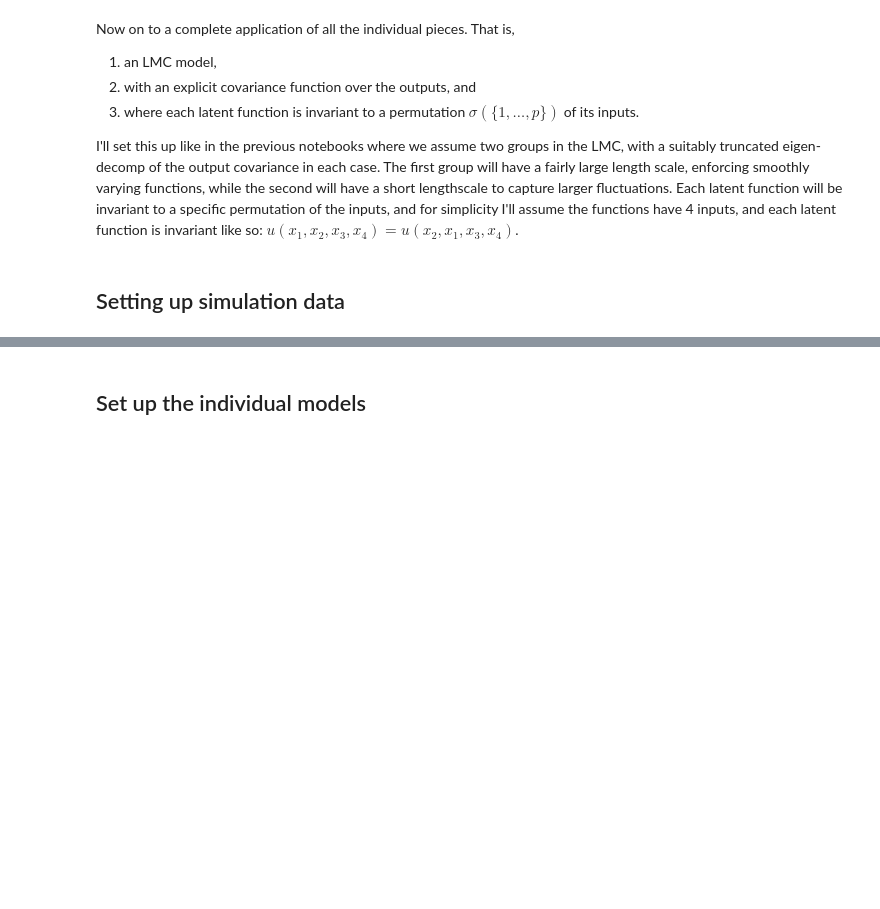
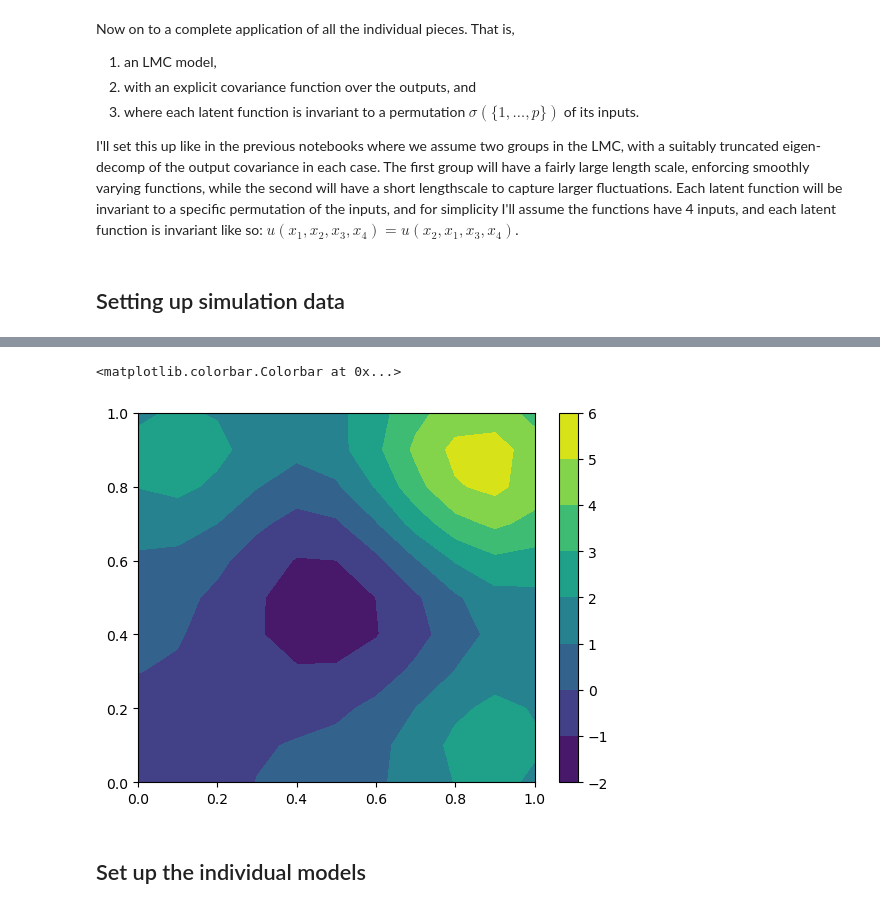
Before and after one commit to ltronneb/pimogp, a Jupyter notebook: notebooks/PIMOGP.ipynb, the cells around one changed output, grey strips where cells are left out. Saved outputs shown, nothing was run; the diff lists cells and outputs as text; code cells hidden in the pictures; blank space fills up the shorter version.

```diff
--- a/notebooks/PIMOGP.ipynb
+++ b/notebooks/PIMOGP.ipynb
@@ -117,3 +113,13 @@ test_indices = torch.arange(0,m).unsqueeze(1).repeat(1,51).reshape(-1).long()
+# %%
+# Do plotting here so we don't generate a new sample everytime
+# These plots should look symmetric
+slice3 = 0
+slice4 = 0
+plt.contourf(x1_grid[:,:,slice3,slice4].numpy(),x2_grid[:,:,slice3,slice4].numpy(),f[:,9].reshape(x1_grid.shape)[:,:,slice3,slice4])
+plt.colorbar()
+# %% [output]
+<matplotlib.colorbar.Colorbar at 0x...>
+[figure, added]
 # %% [markdown]
 ## Set up the individual models
 # %%
```
Also changed, not shown: parts of 13 cells of this notebook.
